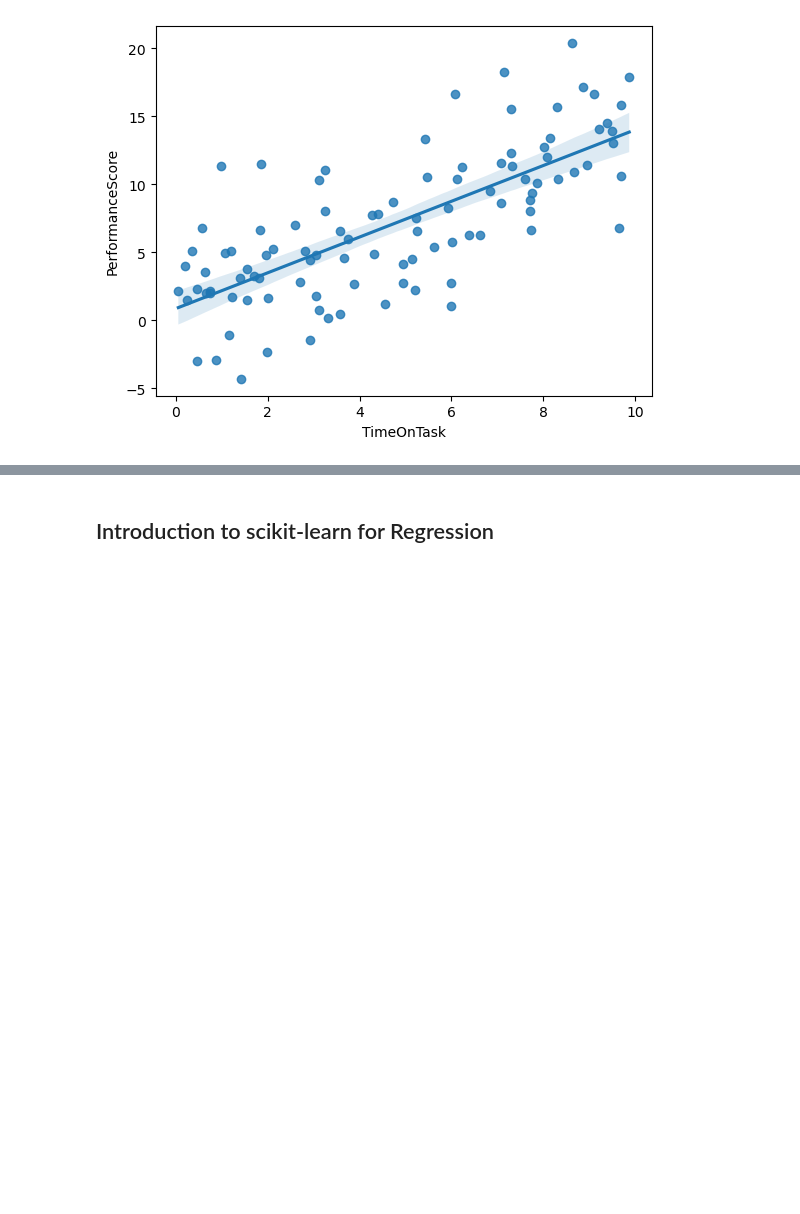
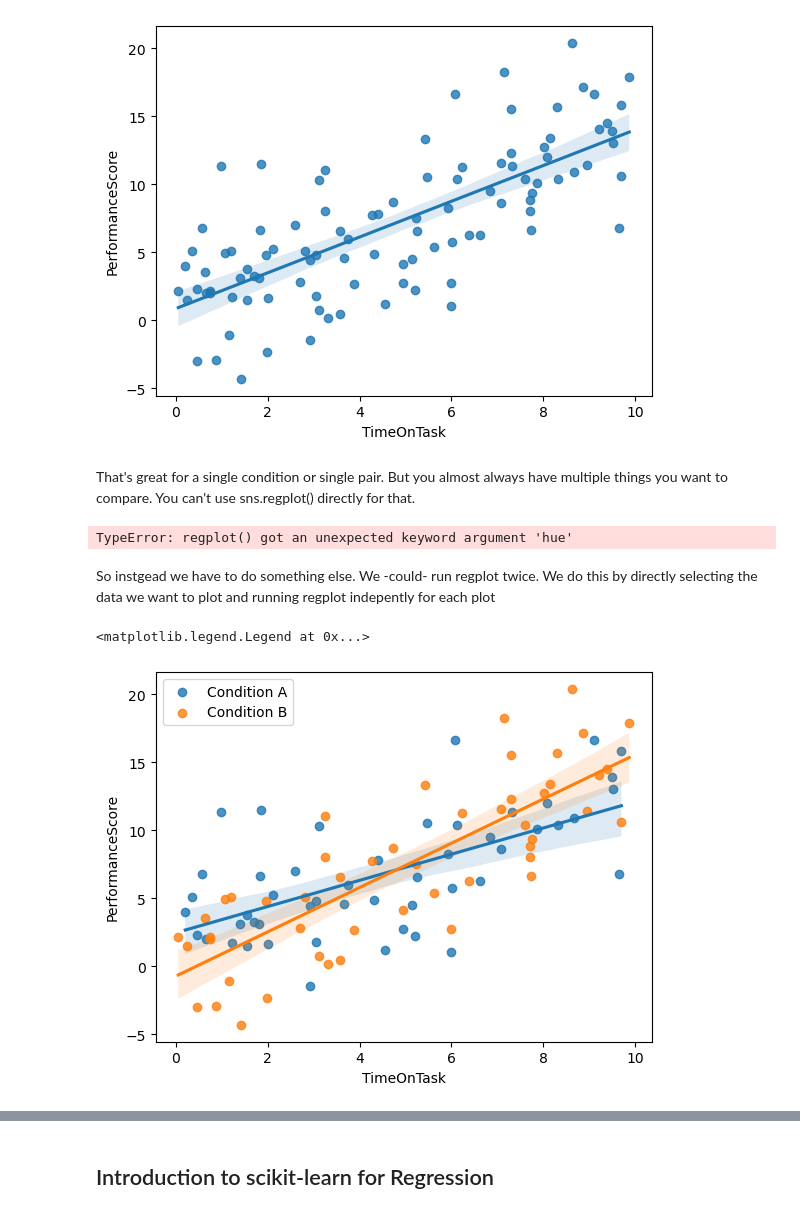
Before and after one commit to j-ales/PN4106_2025_26, a Jupyter notebook: week_8/basic_data_modeling_seaborn.ipynb, the cells around one changed output, grey strips where cells are left out. Drawn from its saved outputs; the diff is of its cells as text; code cells hidden in the pictures; blank space fills up the shorter version.

```diff
--- a/week_8/basic_data_modeling_seaborn.ipynb
+++ b/week_8/basic_data_modeling_seaborn.ipynb
@@ -146,3 +148,29 @@ sns.regplot(data=df, x='TimeOnTask', y='PerformanceScore')
 # %% [output]
 <Axes: xlabel='TimeOnTask', ylabel='PerformanceScore'>
 [figure]
+# %% [markdown]
+That's great for a single condition or single pair.   But you almost always have multiple things you want to compare.   You can't use sns.regplot() directly for that.
+# %%
+#now lets label the first half of our data condition A and the second half condition B
+df['Condition'] = ['A' if i < 50 else 'B' for i in range(len(df))]
+#ANother way to do it:
+#df['Condition'] = np.where(np.arange(len(df)) < 50, 'A', 'B')
+
+#Now reg plot only handles 1 condition at a time and hue isn't a valid argument for it.
+#So if we run this we get an error:
+sns.regplot(data=df, x='TimeOnTask', y='PerformanceScore', hue='Condition')
+# %% [output]
+TypeError: regplot() got an unexpected keyword argument 'hue'
+# %% [markdown]
+So instgead we have to do something else.   We -could- run regplot twice.  We do this by directly selecting the data we want to plot and running regplot indepently for each plot
+# %%
+#To fix that we can run regplot twice, once for each condition
+
+sns.regplot(data=df[df['Condition']=='A'], x='TimeOnTask', y='PerformanceScore', label='Condition A', color='tab:blue')
+sns.regplot(data=df[df['Condition']=='B'], x='TimeOnTask', y='PerformanceScore', label='Condition B', color='tab:orange')
+#Adding the legend explicitly is required here, because we are calling regplot twice, each one doesn't know that the other one exists
+
+plt.legend()
+# %% [output]
+<matplotlib.legend.Legend at 0x...>
+[figure, added]
```
Also changed, not shown: parts of 17 cells of this notebook.
